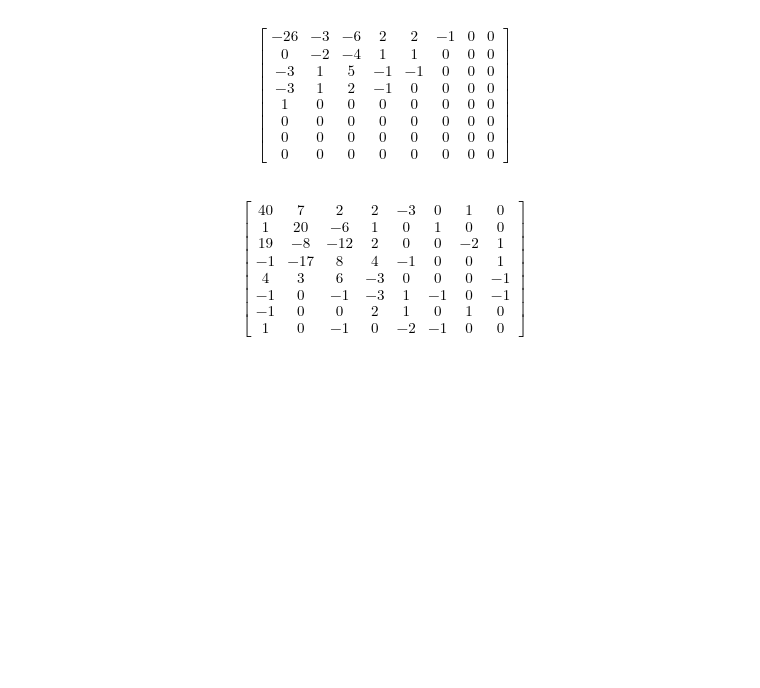
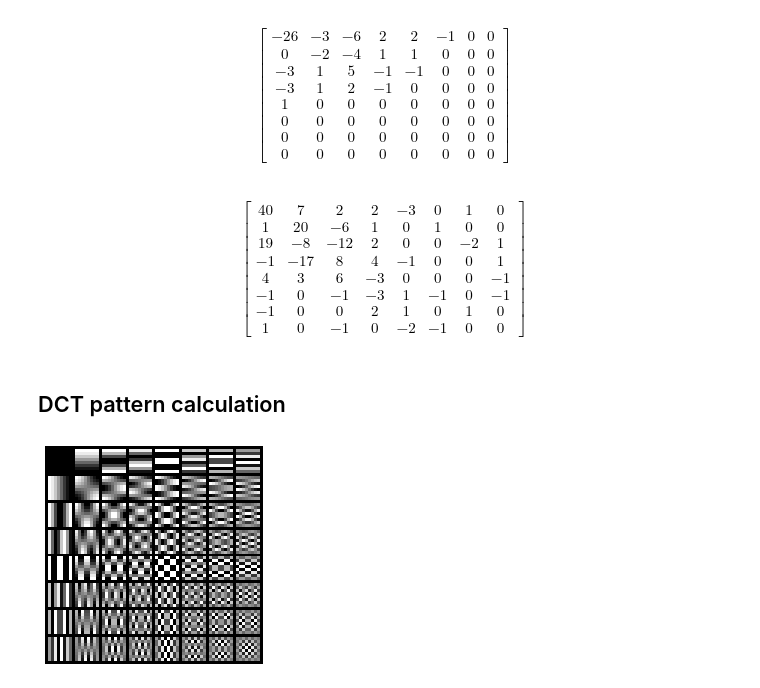
Before and after one commit to andiwinata/image-compression-talk, a Jupyter notebook: Notebook.ipynb, the cells around one changed output. Drawn from its saved outputs; the diff is of its cells as text; code cells hidden in the pictures; blank space fills up the shorter version.

Commit message:
dct pattern multiplication

```diff
--- a/Notebook.ipynb
+++ b/Notebook.ipynb
@@ -158,3 +158,5 @@ array_to_latex_matrix(jpg_low_color_result.astype(int))
   -1 &  0 & -1 & -3 &  1 & -1 &  0 & -1 \\
   -1 &  0 &  0 &  2 &  1 &  0 &  1 &  0 \\
    1 &  0 & -1 &  0 & -2 & -1 &  0 &  0\end{bmatrix}
+# %% [markdown]
+## DCT pattern calculation
@@ -160,0 +165,8 @@ array_to_latex_matrix(jpg_low_color_result.astype(int))
+# %%
+dct_dictionary = DCTDictionary(8, 8)
+# %%
+plt.imshow(dct_dictionary.to_img(), cmap='gray')
+plt.axis('off')
+plt.show()
+# %% [output]
+[figure, added]
```
Also changed, not shown: parts of 22 cells of this notebook, 1 other file.
